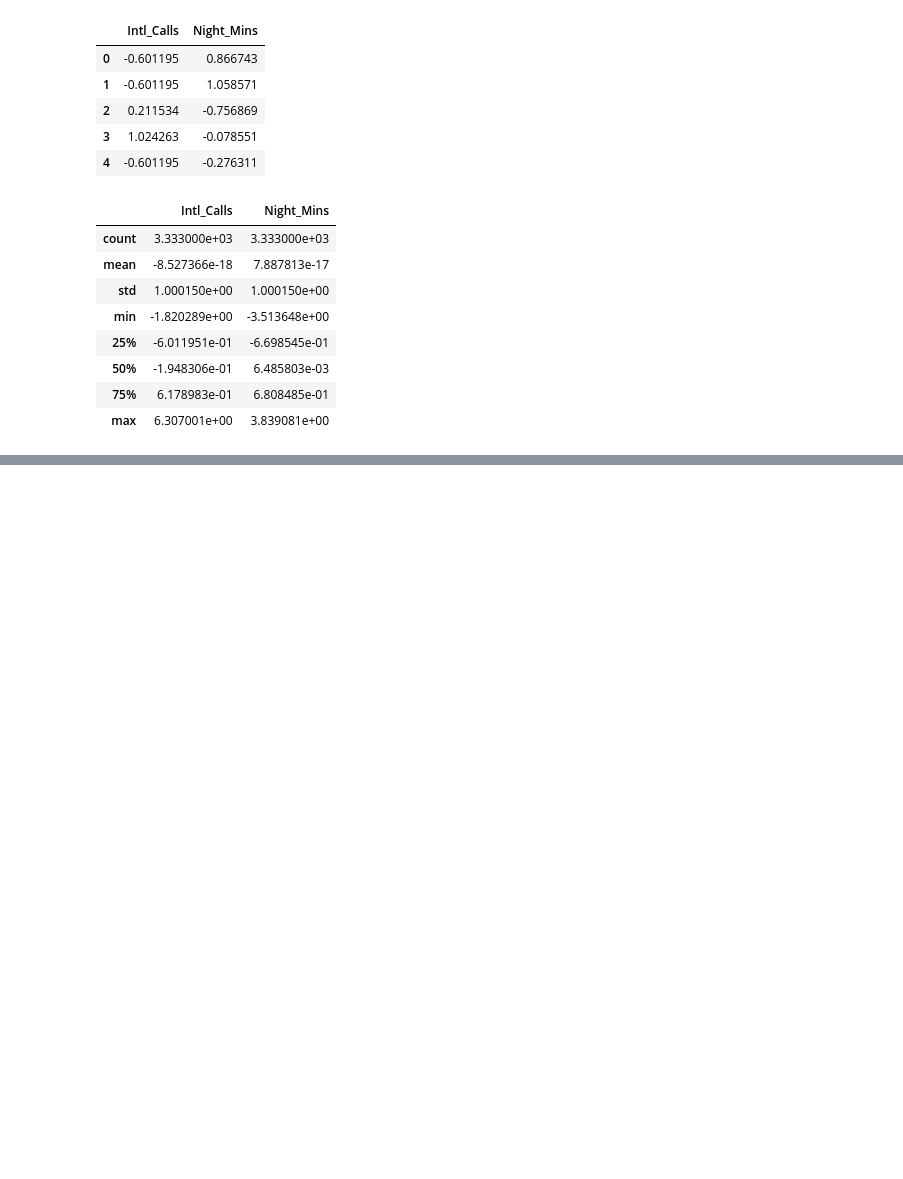
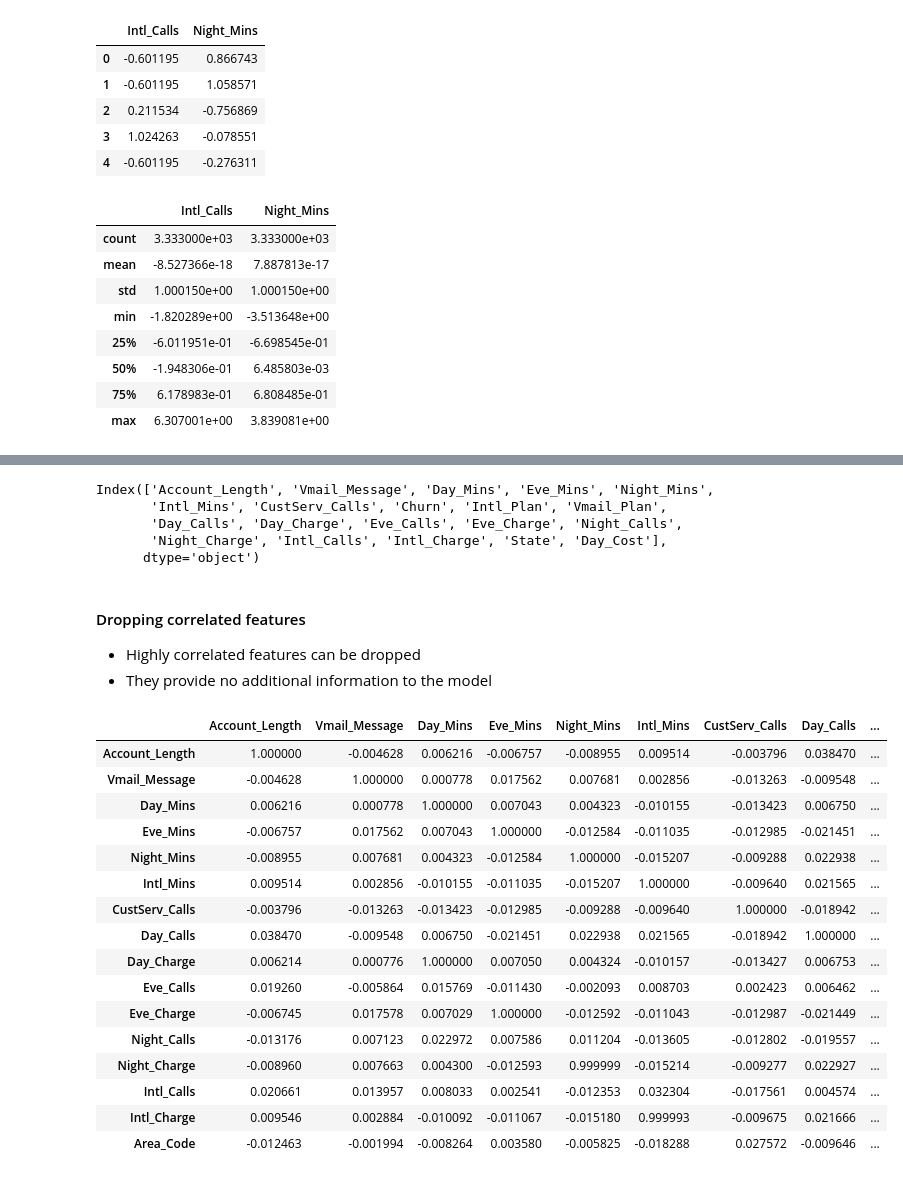
Before and after one commit to MikaelaKlein/Datacamp-Courses, a Jupyter notebook: Predicting Customer Churn in Python/Predicting Customer Churn in Python.ipynb, the cells around one changed output, grey strips where cells are left out. Drawn from its saved outputs; the diff is of its cells as text; code cells hidden in the pictures; blank space fills up the shorter version.

```diff
--- a/Predicting Customer Churn in Python/Predicting Customer Churn in Python.ipynb
+++ b/Predicting Customer Churn in Python/Predicting Customer Churn in Python.ipynb
@@ -354,0 +364,33 @@ telco_scaled_df.describe()
+# %%
+telco = telco.drop(telco[['Area_Code','Phone']], axis=1)
+telco.columns
+# %% [output]
+Index(['Account_Length', 'Vmail_Message', 'Day_Mins', 'Eve_Mins', 'Night_Mins',
+       'Intl_Mins', 'CustServ_Calls', 'Churn', 'Intl_Plan', 'Vmail_Plan',
+       'Day_Calls', 'Day_Charge', 'Eve_Calls', 'Eve_Charge', 'Night_Calls',
+       'Night_Charge', 'Intl_Calls', 'Intl_Charge', 'State', 'Day_Cost'],
+      dtype='object')
+# %% [markdown]
+#### Dropping correlated features
+* Highly correlated features can be dropped
+* They provide no additional information to the model
+# %%
+telco.corr()
+# %% [output]
+|  | Account_Length | Vmail_Message | Day_Mins | Eve_Mins | Night_Mins | Intl_Mins | CustServ_Calls | Day_Calls | ... |
+| Account_Length | 1.000000 | -0.004628 | 0.006216 | -0.006757 | -0.008955 | 0.009514 | -0.003796 | 0.038470 | ... |
+| Vmail_Message | -0.004628 | 1.000000 | 0.000778 | 0.017562 | 0.007681 | 0.002856 | -0.013263 | -0.009548 | ... |
+| Day_Mins | 0.006216 | 0.000778 | 1.000000 | 0.007043 | 0.004323 | -0.010155 | -0.013423 | 0.006750 | ... |
+| Eve_Mins | -0.006757 | 0.017562 | 0.007043 | 1.000000 | -0.012584 | -0.011035 | -0.012985 | -0.021451 | ... |
+| Night_Mins | -0.008955 | 0.007681 | 0.004323 | -0.012584 | 1.000000 | -0.015207 | -0.009288 | 0.022938 | ... |
+| Intl_Mins | 0.009514 | 0.002856 | -0.010155 | -0.011035 | -0.015207 | 1.000000 | -0.009640 | 0.021565 | ... |
+| CustServ_Calls | -0.003796 | -0.013263 | -0.013423 | -0.012985 | -0.009288 | -0.009640 | 1.000000 | -0.018942 | ... |
+| Day_Calls | 0.038470 | -0.009548 | 0.006750 | -0.021451 | 0.022938 | 0.021565 | -0.018942 | 1.000000 | ... |
+| Day_Charge | 0.006214 | 0.000776 | 1.000000 | 0.007050 | 0.004324 | -0.010157 | -0.013427 | 0.006753 | ... |
+| Eve_Calls | 0.019260 | -0.005864 | 0.015769 | -0.011430 | -0.002093 | 0.008703 | 0.002423 | 0.006462 | ... |
+| Eve_Charge | -0.006745 | 0.017578 | 0.007029 | 1.000000 | -0.012592 | -0.011043 | -0.012987 | -0.021449 | ... |
+| Night_Calls | -0.013176 | 0.007123 | 0.022972 | 0.007586 | 0.011204 | -0.013605 | -0.012802 | -0.019557 | ... |
+| Night_Charge | -0.008960 | 0.007663 | 0.004300 | -0.012593 | 0.999999 | -0.015214 | -0.009277 | 0.022927 | ... |
+| Intl_Calls | 0.020661 | 0.013957 | 0.008033 | 0.002541 | -0.012353 | 0.032304 | -0.017561 | 0.004574 | ... |
+| Intl_Charge | 0.009546 | 0.002884 | -0.010092 | -0.011067 | -0.015180 | 0.999993 | -0.009675 | 0.021666 | ... |
+| Area_Code | -0.012463 | -0.001994 | -0.008264 | 0.003580 | -0.005825 | -0.018288 | 0.027572 | -0.009646 | ... |
```
Also changed, not shown: parts of 3 cells of this notebook.
